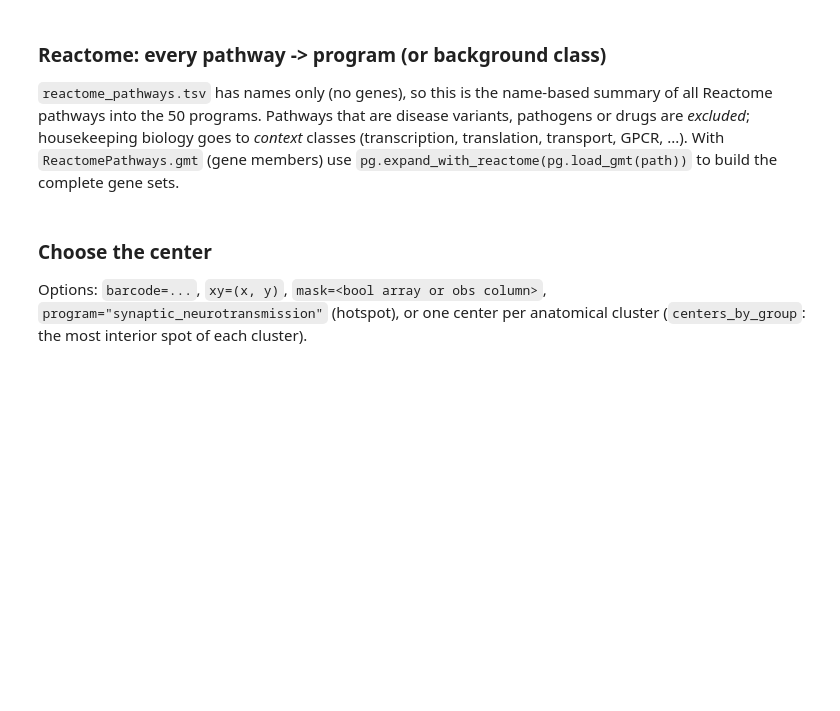
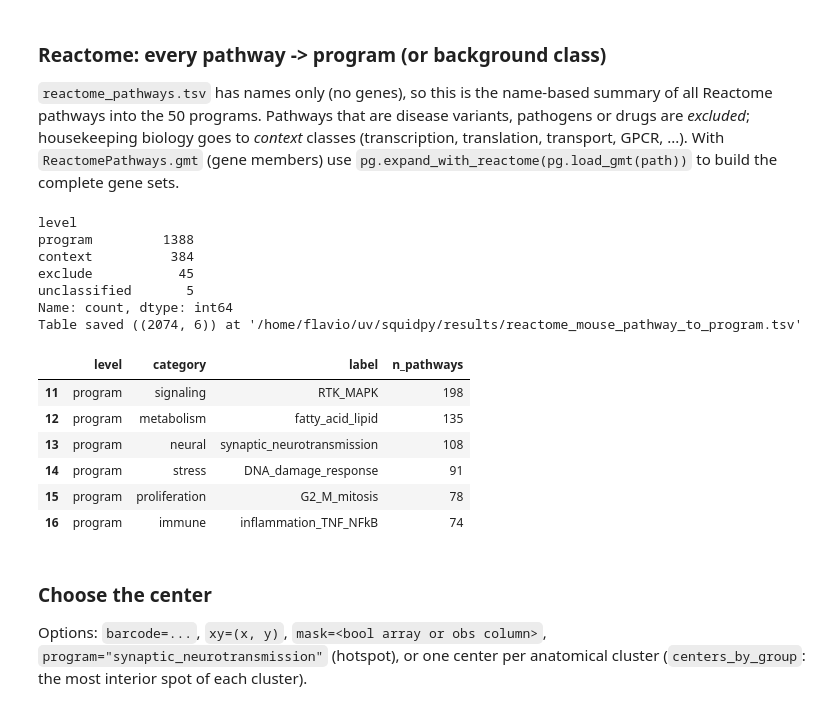
Before and after one commit to flalix/squidpy_tutorial, a Jupyter notebook: notebooks/squid03_niche_LigRec_programs.ipynb, the cells around one changed output. Saved outputs shown, nothing was run; the diff lists cells and outputs as text; code cells hidden in the pictures; blank space fills up the shorter version.

```diff
--- a/notebooks/squid03_niche_LigRec_programs.ipynb
+++ b/notebooks/squid03_niche_LigRec_programs.ipynb
@@ -34,12 +34,16 @@ root_data = root0 / 'data'
 root_figure = root0 / 'figures'
 root_result = root0 / 'results'
 
+
+root_colab = Path('/home/flavio/uv/colab')
+root_reactome = root_colab / 'reactome'
+
 # folder with niche_lr.py, programs.py, lr_mouseconsensus.csv
-ROOT_NICHE = root0 / 'src' / 'spatial_niche_lr'
-sys.path.append(str(ROOT_NICHE))
+ROOT_SRC = root0 / 'src'
+sys.path.append(str(ROOT_SRC))
 
-import niche_lr as nl
-import programs as pg
+import programs.niche_lr as nl
+import programs.programs as pg
 # %%
 filename_vis = root_data / "visium_hne.h5ad"
 adata = ad.read_h5ad(filename_vis)
@@ -75,19 +108,34 @@ df_prog.sort_values("n_genes_in_data").head(10)
 Pathways that are disease variants, pathogens or drugs are *excluded*; housekeeping biology goes to *context* classes (transcription, translation, transport, GPCR, ...).
 With `ReactomePathways.gmt` (gene members) use `pg.expand_with_reactome(pg.load_gmt(path))` to build the complete gene sets.
 # %%
-fname_reac = root_data / "reactome_pathways.tsv"
+filename_reac = root_reactome / "reactome_pathways.tsv"
 
-df_reac = pg.load_reactome_tsv(fname_reac, species="Mus musculus")
+df_reac = pg.load_reactome_tsv(filename_reac, species="Mus musculus")
 df_cls  = pg.classify_reactome(df_reac)
 df_sum  = pg.summarize_reactome(df_cls)
 
 print(df_cls.drop_duplicates("pathway").level.value_counts())
 
 fname = "reactome_mouse_pathway_to_program.tsv"
 if not (root_result / fname).exists():
     pdwritecsv(df_cls, fname, root_result, verbose=True)
 
-df_sum[df_sum.level == "program"].head(20)
+df_sum[df_sum.level == "program"].head(6)
+# %% [output]
+level
+program         1388
+context          384
+exclude           45
+unclassified       5
+Name: count, dtype: int64
+Table saved ((2074, 6)) at '/home/flavio/uv/squidpy/results/reactome_mouse_pathway_to_program.tsv'
+|  | level | category | label | n_pathways |
+| 11 | program | signaling | RTK_MAPK | 198 |
+| 12 | program | metabolism | fatty_acid_lipid | 135 |
+| 13 | program | neural | synaptic_neurotransmission | 108 |
+| 14 | program | stress | DNA_damage_response | 91 |
+| 15 | program | proliferation | G2_M_mitosis | 78 |
+| 16 | program | immune | inflammation_TNF_NFkB | 74 |
 # %% [markdown]
 ### Choose the center
 
```
Also changed, not shown: parts of 16 cells of this notebook, 7 other files.
